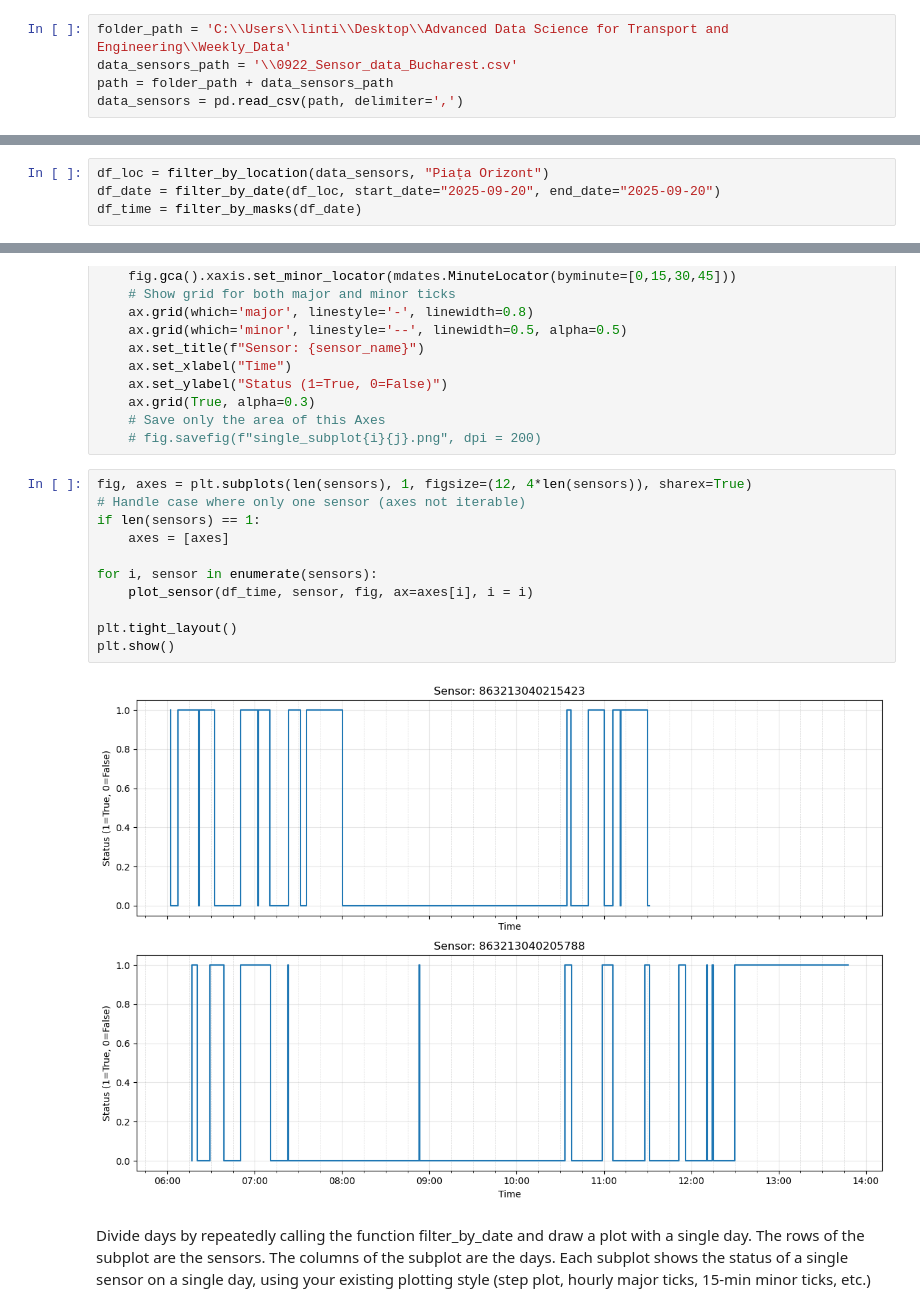
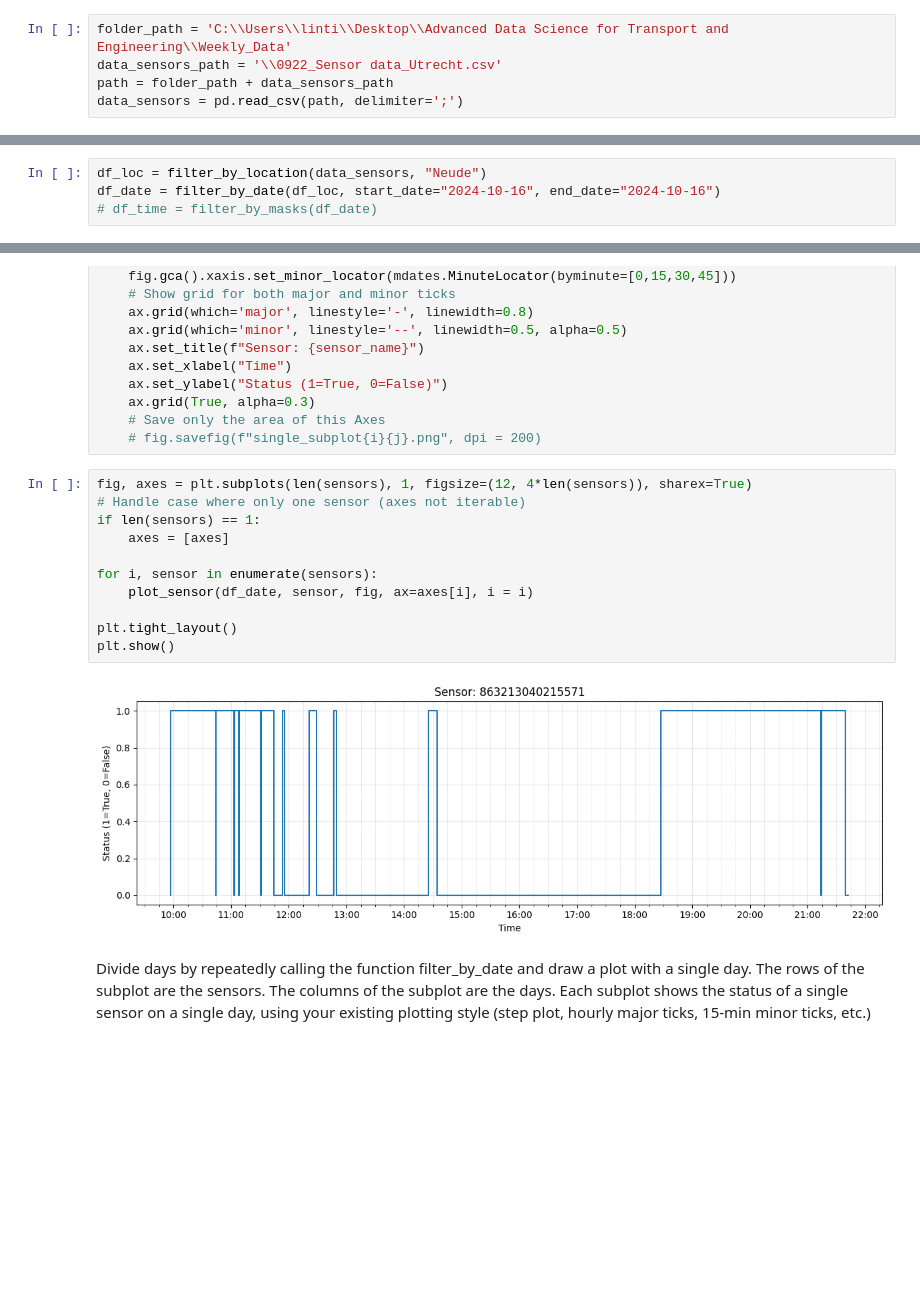
Before and after one commit to chenneman/CTC-advanced-data-science, a Jupyter notebook: filter_sensors_by_location_by_date.ipynb, the cells around one changed output, grey strips where cells are left out. Saved outputs shown, nothing was run; the diff lists cells and outputs as text; blank space fills up the shorter version.

Commit message:
update
update dataset from Bucharest to Utrecht

```diff
--- a/filter_sensors_by_location_by_date.ipynb
+++ b/filter_sensors_by_location_by_date.ipynb
@@ -5,9 +5,9 @@ import os
 import matplotlib.dates as mdates
 # %%
 folder_path = 'C:\\Users\\linti\\Desktop\\Advanced Data Science for Transport and Engineering\\Weekly_Data'
-data_sensors_path = '\\0922_Sensor_data_Bucharest.csv'
+data_sensors_path = '\\0922_Sensor data_Utrecht.csv'
 path = folder_path + data_sensors_path
-data_sensors = pd.read_csv(path, delimiter=',')
+data_sensors = pd.read_csv(path, delimiter=';')
 # %%
 data_sensors
 # %% [output]
@@ -82,4 +82,4 @@ def filter_by_masks(df):
 # %%
-df_loc = filter_by_location(data_sensors, "Piața Orizont")
-df_date = filter_by_date(df_loc, start_date="2025-09-20", end_date="2025-09-20")
-df_time = filter_by_masks(df_date)
+df_loc = filter_by_location(data_sensors, "Neude")
+df_date = filter_by_date(df_loc, start_date="2024-10-16", end_date="2024-10-16")
+# df_time = filter_by_masks(df_date)
@@ -115,16 +135,16 @@ def plot_sensor(data, sensor_name, fig, ax, i, j = 0):
 # %%
 fig, axes = plt.subplots(len(sensors), 1, figsize=(12, 4*len(sensors)), sharex=True)
 # Handle case where only one sensor (axes not iterable)
 if len(sensors) == 1:
     axes = [axes]
 
 for i, sensor in enumerate(sensors):
-    plot_sensor(df_time, sensor, fig, ax=axes[i], i = i)
+    plot_sensor(df_date, sensor, fig, ax=axes[i], i = i)
 
 plt.tight_layout()
 plt.show()
 # %% [output]
-[figure, old version]
+[figure, new version]
 # %% [markdown]
 Divide days by repeatedly calling the function filter_by_date and draw a plot with a single day. The rows of the subplot are the sensors. The columns of the subplot are the days. Each subplot shows the status of a single sensor on a single day, using your existing plotting style (step plot, hourly major ticks, 15-min minor ticks, etc.)
 # %%
```
Also changed, not shown: parts of 4 cells of this notebook.
